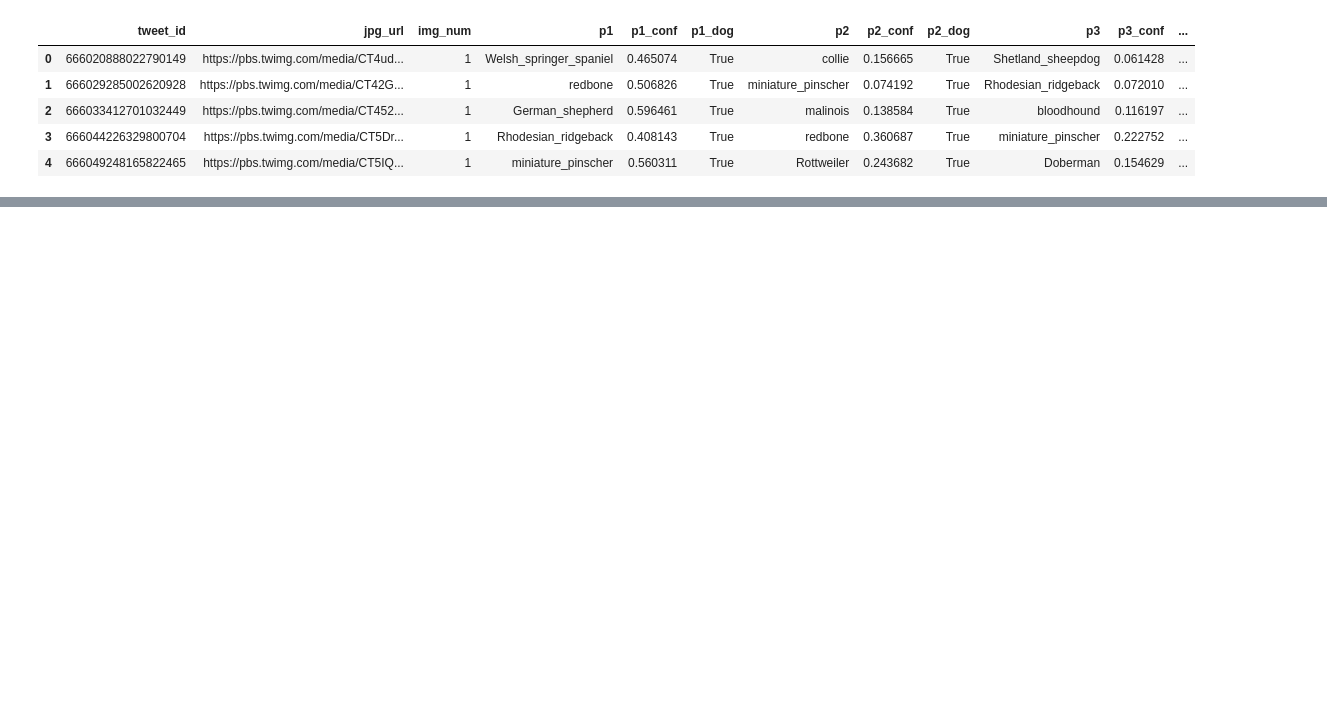
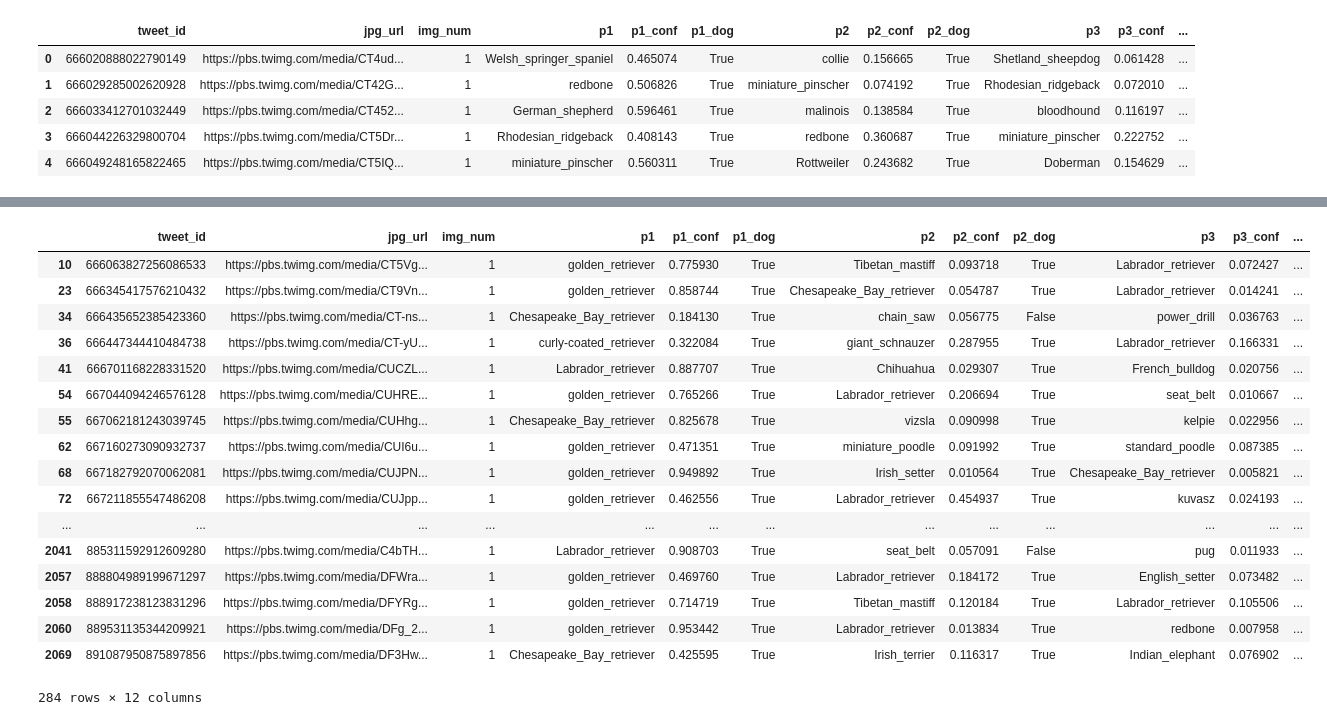
Before and after one commit to joey5405/WeRateDogs-Analysis---Udacity, a Jupyter notebook: wrangle_act.ipynb, the cells around one changed output, grey strips where cells are left out. Saved outputs shown, nothing was run; the diff lists cells and outputs as text; code cells hidden in the pictures; blank space fills up the shorter version.

```diff
--- a/wrangle_act.ipynb
+++ b/wrangle_act.ipynb
@@ -191,0 +279,21 @@ image_predictions.head()
+# %%
+image_predictions[(image_predictions["p1"].str.extract(pat='(retriever$)').notnull())]
+# %% [output]
+|  | tweet_id | jpg_url | img_num | p1 | p1_conf | p1_dog | p2 | p2_conf | p2_dog | p3 | p3_conf | ... |
+| 10 | 666063827256086533 | https://pbs.twimg.com/media/CT5Vg... | 1 | golden_retriever | 0.775930 | True | Tibetan_mastiff | 0.093718 | True | Labrador_retriever | 0.072427 | ... |
+| 23 | 666345417576210432 | https://pbs.twimg.com/media/CT9Vn... | 1 | golden_retriever | 0.858744 | True | Chesapeake_Bay_retriever | 0.054787 | True | Labrador_retriever | 0.014241 | ... |
+| 34 | 666435652385423360 | https://pbs.twimg.com/media/CT-ns... | 1 | Chesapeake_Bay_retriever | 0.184130 | True | chain_saw | 0.056775 | False | power_drill | 0.036763 | ... |
+| 36 | 666447344410484738 | https://pbs.twimg.com/media/CT-yU... | 1 | curly-coated_retriever | 0.322084 | True | giant_schnauzer | 0.287955 | True | Labrador_retriever | 0.166331 | ... |
+| 41 | 666701168228331520 | https://pbs.twimg.com/media/CUCZL... | 1 | Labrador_retriever | 0.887707 | True | Chihuahua | 0.029307 | True | French_bulldog | 0.020756 | ... |
+| 54 | 667044094246576128 | https://pbs.twimg.com/media/CUHRE... | 1 | golden_retriever | 0.765266 | True | Labrador_retriever | 0.206694 | True | seat_belt | 0.010667 | ... |
+| 55 | 667062181243039745 | https://pbs.twimg.com/media/CUHhg... | 1 | Chesapeake_Bay_retriever | 0.825678 | True | vizsla | 0.090998 | True | kelpie | 0.022956 | ... |
+| 62 | 667160273090932737 | https://pbs.twimg.com/media/CUI6u... | 1 | golden_retriever | 0.471351 | True | miniature_poodle | 0.091992 | True | standard_poodle | 0.087385 | ... |
+| 68 | 667182792070062081 | https://pbs.twimg.com/media/CUJPN... | 1 | golden_retriever | 0.949892 | True | Irish_setter | 0.010564 | True | Chesapeake_Bay_retriever | 0.005821 | ... |
+| 72 | 667211855547486208 | https://pbs.twimg.com/media/CUJpp... | 1 | golden_retriever | 0.462556 | True | Labrador_retriever | 0.454937 | True | kuvasz | 0.024193 | ... |
+| ... | ... | ... | ... | ... | ... | ... | ... | ... | ... | ... | ... | ... |
+| 2041 | 885311592912609280 | https://pbs.twimg.com/media/C4bTH... | 1 | Labrador_retriever | 0.908703 | True | seat_belt | 0.057091 | False | pug | 0.011933 | ... |
+| 2057 | 888804989199671297 | https://pbs.twimg.com/media/DFWra... | 1 | golden_retriever | 0.469760 | True | Labrador_retriever | 0.184172 | True | English_setter | 0.073482 | ... |
+| 2058 | 888917238123831296 | https://pbs.twimg.com/media/DFYRg... | 1 | golden_retriever | 0.714719 | True | Tibetan_mastiff | 0.120184 | True | Labrador_retriever | 0.105506 | ... |
+| 2060 | 889531135344209921 | https://pbs.twimg.com/media/DFg_2... | 1 | golden_retriever | 0.953442 | True | Labrador_retriever | 0.013834 | True | redbone | 0.007958 | ... |
+| 2069 | 891087950875897856 | https://pbs.twimg.com/media/DF3Hw... | 1 | Chesapeake_Bay_retriever | 0.425595 | True | Irish_terrier | 0.116317 | True | Indian_elephant | 0.076902 | ... |
+284 rows × 12 columns
```
Also changed, not shown: parts of 13 cells of this notebook.
